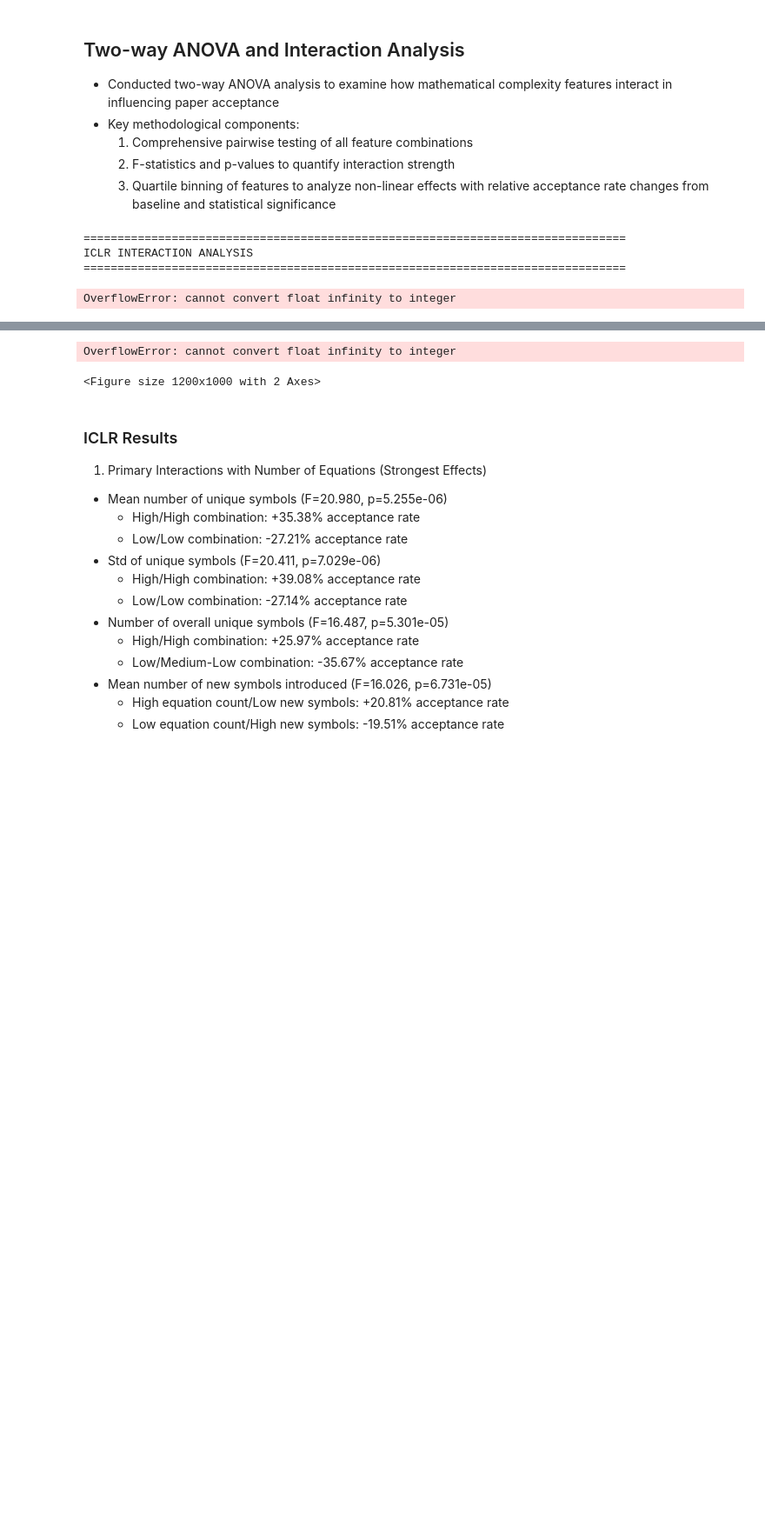
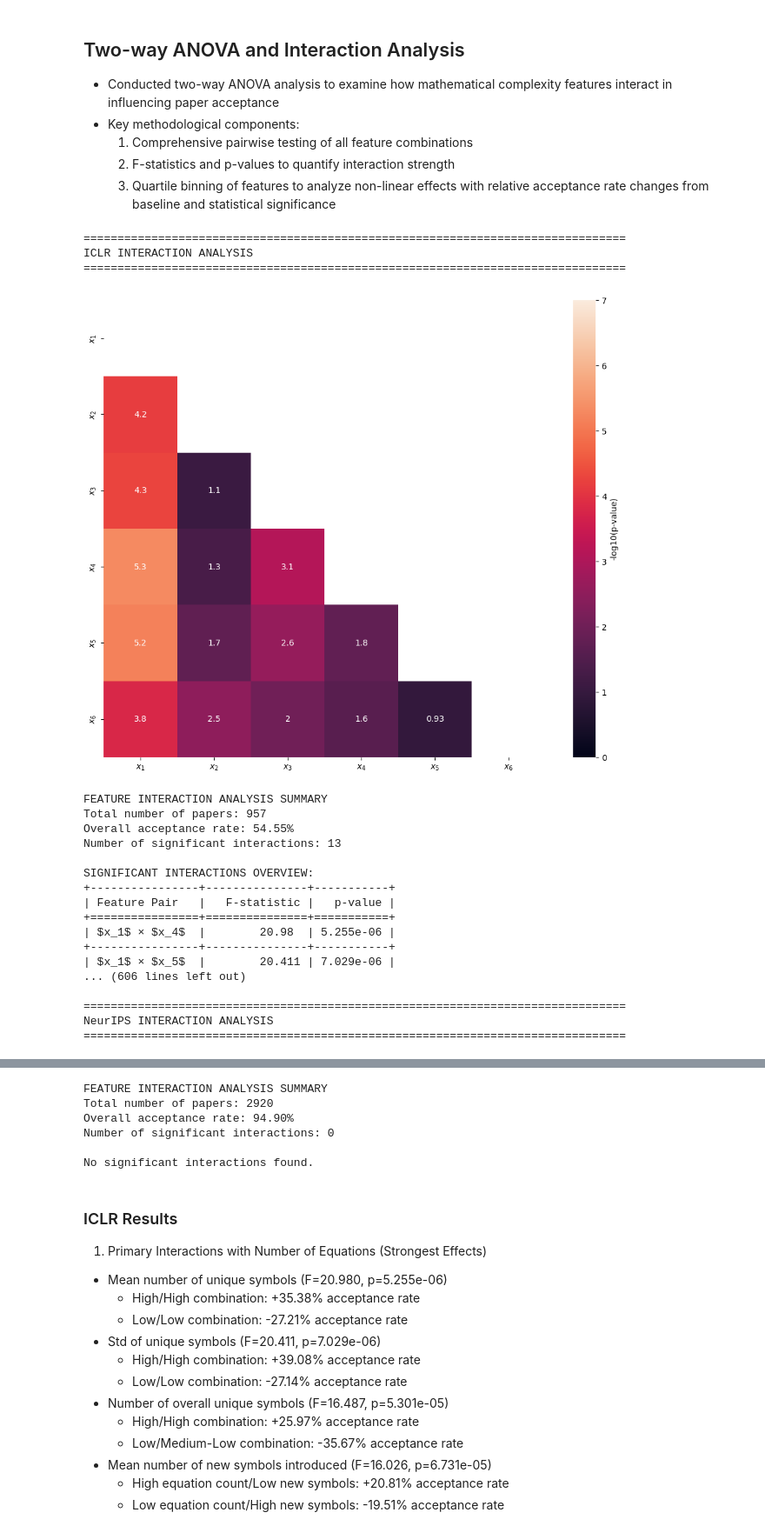
Before and after one commit to leonl42/DataLit, a Jupyter notebook: analysis/linus_analysis.ipynb, the cells around one changed output, grey strips where cells are left out. Shown at 87% size. Drawn from its saved outputs; the diff is of its cells as text; code cells hidden in the pictures; blank space fills up the shorter version.

```diff
--- a/analysis/linus_analysis.ipynb
+++ b/analysis/linus_analysis.ipynb
@@ -630,7 +664,7 @@ def perform_anova_analysis(data, labels, feature_names):
     mask[np.tril_indices_from(p_values)] = False
 
 
-    sns.heatmap(-np.log10(p_values),mask=mask,yticklabels=feature_names,xticklabels=feature_names,annot=True,vmin=0,vmax=int(np.ceil(np.max(np.nan_to_num(-np.log10(p_values),0)))),cbar_kws={'label': '-log10(p-value)'})
+    sns.heatmap(-np.log10(p_values),mask=mask,yticklabels=feature_names,xticklabels=feature_names,annot=True,vmin=0,vmax=int(np.ceil(np.max(-np.log10(p_values+1e-7)))),cbar_kws={'label': '-log10(p-value)'})
     #plt.imshow(-np.log10(p_values), cmap='YlOrRd')
     #plt.colorbar(label='-log10(p-value)')
     #plt.xticks(range(len(feature_names)), feature_names, rotation=45, ha='right')
@@ -710,7 +744,7 @@ def analyze_feature_interaction(data, labels, feature1, feature2):
     y = int(feature2.split("_")[1][0]) - 1
 
     # Create main axes for heatmap
-    ax_heatmap = plt.subplot2grid((120, 120), (y*20+2, x*20+2), colspan=16,rowspan=16)
+    ax_heatmap = plt.subplot2grid((120,80), (y*20+2, x*20+2), colspan=16,rowspan=16)
 
     # Calculate opacity based on statistical significance
     # Now using a more gradual scale that shows all results
@@ -751,7 +785,7 @@ def analyze_feature_interaction(data, labels, feature1, feature2):
     ax_heatmap.set_ylabel(feature1)
 
     # Create legend axes
-    ax_legend = plt.subplot2grid((6, 120), (1,100), colspan=20,rowspan=20)
+    ax_legend = plt.subplot2grid((6, 80), (1,60), colspan=20,rowspan=20)
     ax_legend.axis('off')
 
     # Add legend text
@@ -879,32 +913,49 @@ def analyze_interactions(data, labels, feature_names, p_value_threshold=0.05):
 
         summary += "Detailed Statistics by Feature Combination:\n"
         summary += tabulate(combined_matrix,
                           headers=[f'{feat1} Level',
                                  f'{feat2} Level',
                                  'Rel. Acceptance Δ',
                                  'Sample Size',
                                  'p-value',
                                  'Significance'],
                           tablefmt='grid') + "\n\n"
 
         summary += "Significance levels: *** p≤0.001, ** p≤0.01, * p≤0.05\n"
         summary += "Relative Acceptance Δ shows percentage change from mean acceptance rate\n\n"
         summary += "-" * 80 + "\n\n"
 
     return summary
 
 # Run the analysis for both conferences
 for conf_name, features, labels in [('ICLR', iclr_features, iclr_labels),
                                   ('NeurIPS', neurips_features, neurips_labels)]:
     print(f"\n{'='*80}")
     print(f"{conf_name} INTERACTION ANALYSIS")
     print(f"{'='*80}\n")
 
-    plt.rcParams["figure.figsize"] = (32,32)
+    plt.rcParams["figure.figsize"] = (24,24)
     summary = analyze_interactions(features, labels, FEATURE_NAMES)
     print(summary)
 # %% [output]
 ================================================================================
 ICLR INTERACTION ANALYSIS
 ================================================================================
+[figure, added]
-OverflowError: cannot convert float infinity to integer
+FEATURE INTERACTION ANALYSIS SUMMARY
+Total number of papers: 957
+Overall acceptance rate: 54.55%
+Number of significant interactions: 13
+
+SIGNIFICANT INTERACTIONS OVERVIEW:
++----------------+---------------+-----------+
+| Feature Pair   |   F-statistic |   p-value |
++================+===============+===========+
+| $x_1$ × $x_4$  |        20.98  | 5.255e-06 |
++----------------+---------------+-----------+
+| $x_1$ × $x_5$  |        20.411 | 7.029e-06 |
+... (606 lines left out)
+
+================================================================================
+NeurIPS INTERACTION ANALYSIS
+================================================================================
@@ -911,5 +964,9 @@ OverflowError: cannot convert float infinity to integer
-OverflowError: cannot convert float infinity to integer
+FEATURE INTERACTION ANALYSIS SUMMARY
+Total number of papers: 2920
+Overall acceptance rate: 94.90%
+Number of significant interactions: 0
+
+No significant interactions found.
-<Figure size 1200x1000 with 2 Axes>
 # %% [markdown]
 ### ICLR Results
 1. Primary Interactions with Number of Equations (Strongest Effects)
```
Also changed, not shown: parts of 3 cells of this notebook.
